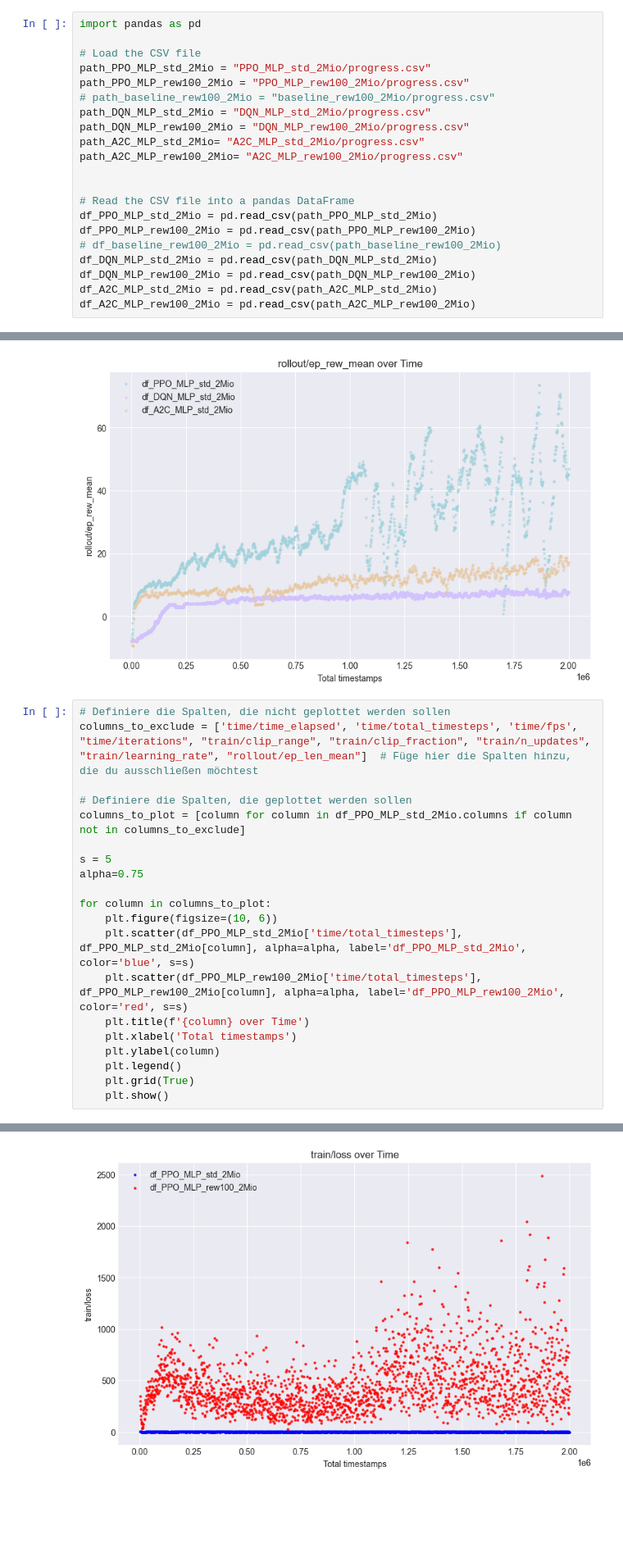
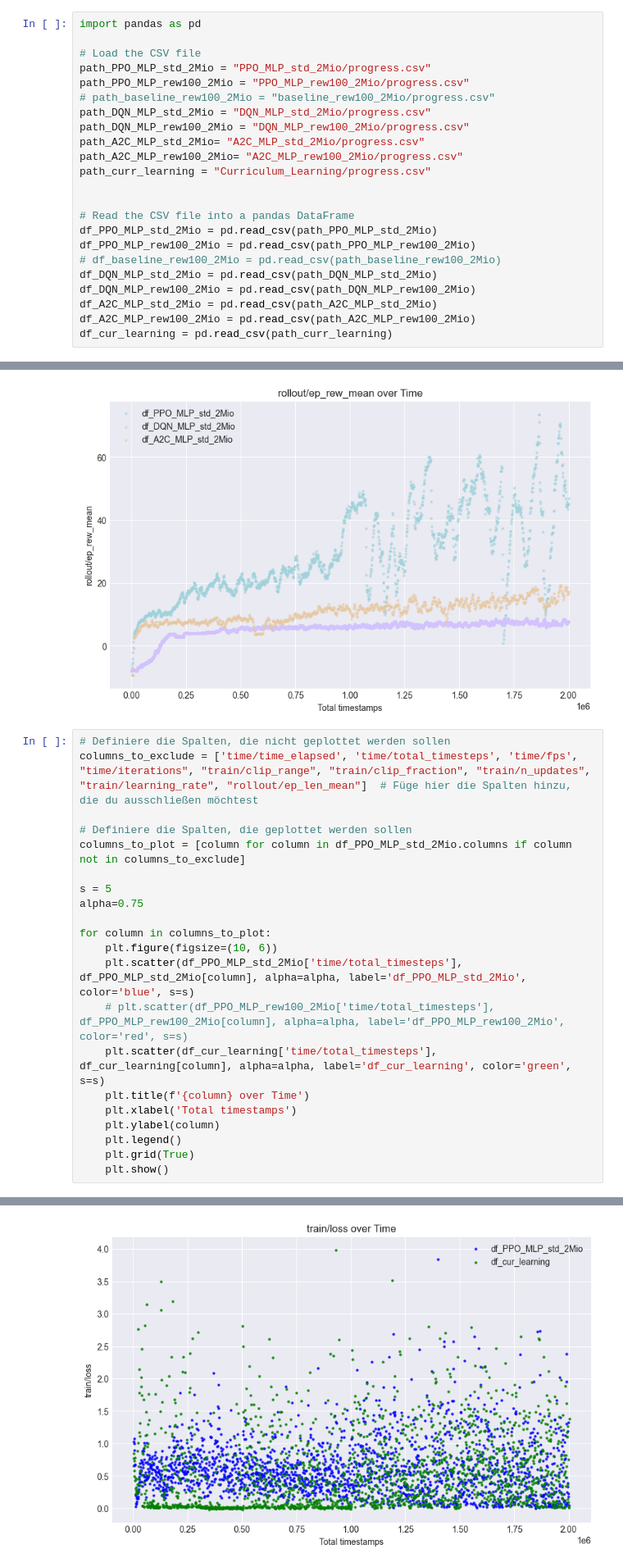
Before and after one commit to TobiasLudwig02/RLFlappyBird, a Jupyter notebook: logs/show_logs.ipynb, the cells around one changed output, grey strips where cells are left out. Shown at 82% size. Drawn from its saved outputs; the diff is of its cells as text; blank space fills up the shorter version.

Commit message:
Tried Curriculum Learning

```diff
--- a/logs/show_logs.ipynb
+++ b/logs/show_logs.ipynb
@@ -9,6 +9,7 @@ path_DQN_MLP_std_2Mio = "DQN_MLP_std_2Mio/progress.csv"
 path_DQN_MLP_rew100_2Mio = "DQN_MLP_rew100_2Mio/progress.csv"
 path_A2C_MLP_std_2Mio= "A2C_MLP_std_2Mio/progress.csv"
 path_A2C_MLP_rew100_2Mio= "A2C_MLP_rew100_2Mio/progress.csv"
+path_curr_learning = "Curriculum_Learning/progress.csv"
 
 
 # Read the CSV file into a pandas DataFrame
@@ -19,6 +20,7 @@ df_DQN_MLP_std_2Mio = pd.read_csv(path_DQN_MLP_std_2Mio)
 df_DQN_MLP_rew100_2Mio = pd.read_csv(path_DQN_MLP_rew100_2Mio)
 df_A2C_MLP_std_2Mio = pd.read_csv(path_A2C_MLP_std_2Mio)
 df_A2C_MLP_rew100_2Mio = pd.read_csv(path_A2C_MLP_rew100_2Mio)
+df_cur_learning = pd.read_csv(path_curr_learning)
 # %%
 import matplotlib.pyplot as plt
 
@@ -89,7 +91,8 @@ alpha=0.75
 for column in columns_to_plot:
     plt.figure(figsize=(10, 6))
     plt.scatter(df_PPO_MLP_std_2Mio['time/total_timesteps'], df_PPO_MLP_std_2Mio[column], alpha=alpha, label='df_PPO_MLP_std_2Mio', color='blue', s=s)
-    plt.scatter(df_PPO_MLP_rew100_2Mio['time/total_timesteps'], df_PPO_MLP_rew100_2Mio[column], alpha=alpha, label='df_PPO_MLP_rew100_2Mio', color='red', s=s)
+    # plt.scatter(df_PPO_MLP_rew100_2Mio['time/total_timesteps'], df_PPO_MLP_rew100_2Mio[column], alpha=alpha, label='df_PPO_MLP_rew100_2Mio', color='red', s=s)
+    plt.scatter(df_cur_learning['time/total_timesteps'], df_cur_learning[column], alpha=alpha, label='df_cur_learning', color='green', s=s)
     plt.title(f'{column} over Time')
     plt.xlabel('Total timestamps')
     plt.ylabel(column)
@@ -101 +104 @@ for column in columns_to_plot:
-[figure, old version]
+[figure, new version]
```
Also changed, not shown: parts of 1 cell of this notebook, 5 other files.
